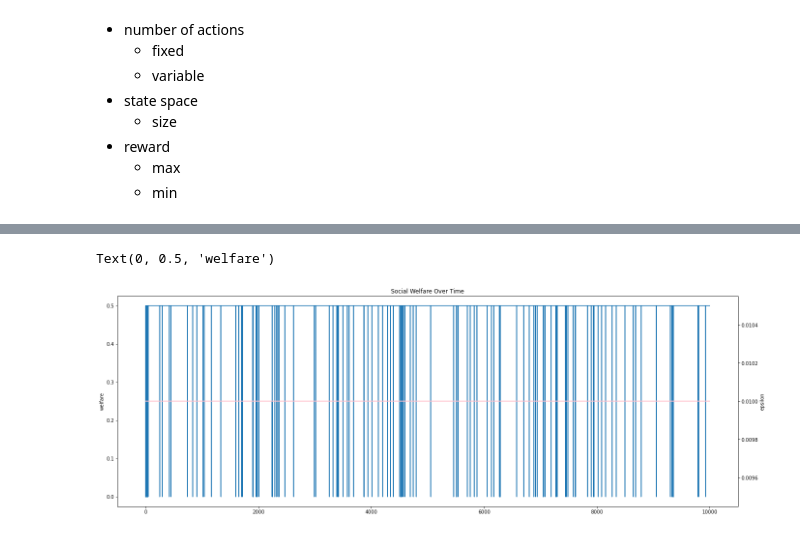
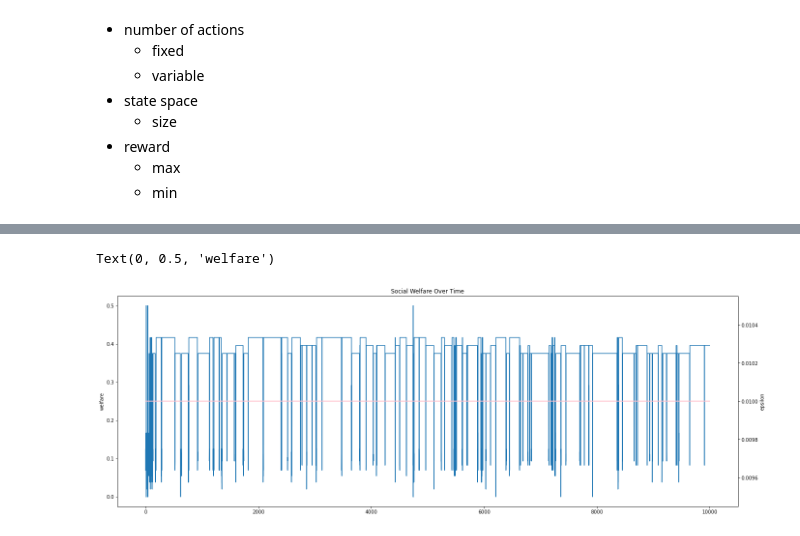
Before and after one commit to CCarissimo/congested, a Jupyter notebook: 2_player_game_experiments.ipynb, the cells around one changed output, grey strips where cells are left out. Saved outputs shown, nothing was run; the diff lists cells and outputs as text; code cells hidden in the pictures.

```diff
--- a/2_player_game_experiments.ipynb
+++ b/2_player_game_experiments.ipynb
@@ -71,21 +52,8 @@ def prisoners_dilemma(a1, a2, r, s):
-# %%
-N_AGENTS = 2
-N_STATES = 4
-N_ACTIONS = 2
-N_ITER = 10000
-
-EPSILON = 0.05
-mask = np.zeros(N_AGENTS)
-mask[:] = 1
-GAMMA = 0
-ALPHA = 0.01
-
-QINIT = "UNIFORM" # np.array([-1.5, -1.5, -1.5])
 # %%
 %%time
-def run(EPSILON):
+def run_duopoly(EPSILON=0):
     # Q = initialize_q_table(QINIT, N_AGENTS, N_STATES, N_ACTIONS)
-    Q = np.random.random((N_AGENTS, N_STATES, N_ACTIONS)) - 0.5
+    Q = np.random.random((N_AGENTS, N_STATES, N_ACTIONS))
 
     ALPHA = np.random.random_sample(size=N_AGENTS)
 
@@ -115,20 +83,12 @@ def run(EPSILON):
 
         A = e_greedy_select_action(Q, S, EPSILON)
 
-        duopoly=False
-        if duopoly == True:
-            if t%2 == 0:
-                action1 = A[0]
-            else:
-                action2 = A[1]
+        if t%2 == 0:
+            action1 = A[0]
         else:
-            action1 = A[0]
             action2 = A[1]
 
-        if duopoly:
-            R, S = duopoly(a1=action1, a2=action2, n_actions=N_ACTIONS)
-        else:
-            R, S = prisoners_dilemma(a1=action1, a2=action2, r = 0.5, s=0.5)
+        R, S = duopoly(a1=action1, a2=action2, n_actions=N_ACTIONS)
 
         Q, sum_of_belief_updates = bellman_update_q_table(Q, S, A, R, ALPHA, GAMMA)
 
@@ -152,14 +125,14 @@ Wall time: 53.9 µs
 # %%
-M, elist = run(0.01)
+M, elist = run_duopoly(0.01)
 fig, ax = plt.subplots(figsize=(23,8))
 ax.plot([M[t]["R"].mean() for t in M.keys()])
 ax2=ax.twinx()
 ax2.plot(elist, color='pink')
 ax2.set_ylabel("epsilon")
 plt.title("Social Welfare Over Time")
 plt.xlabel("iteration")
 ax.set_ylabel("welfare")
 #ax.set_ylim((0,0.5))
 # %% [output]
 Text(0, 0.5, 'welfare')
-[figure, old version]
+[figure, new version]
```
Also changed, not shown: parts of 71 cells of this notebook, 3 other files.
